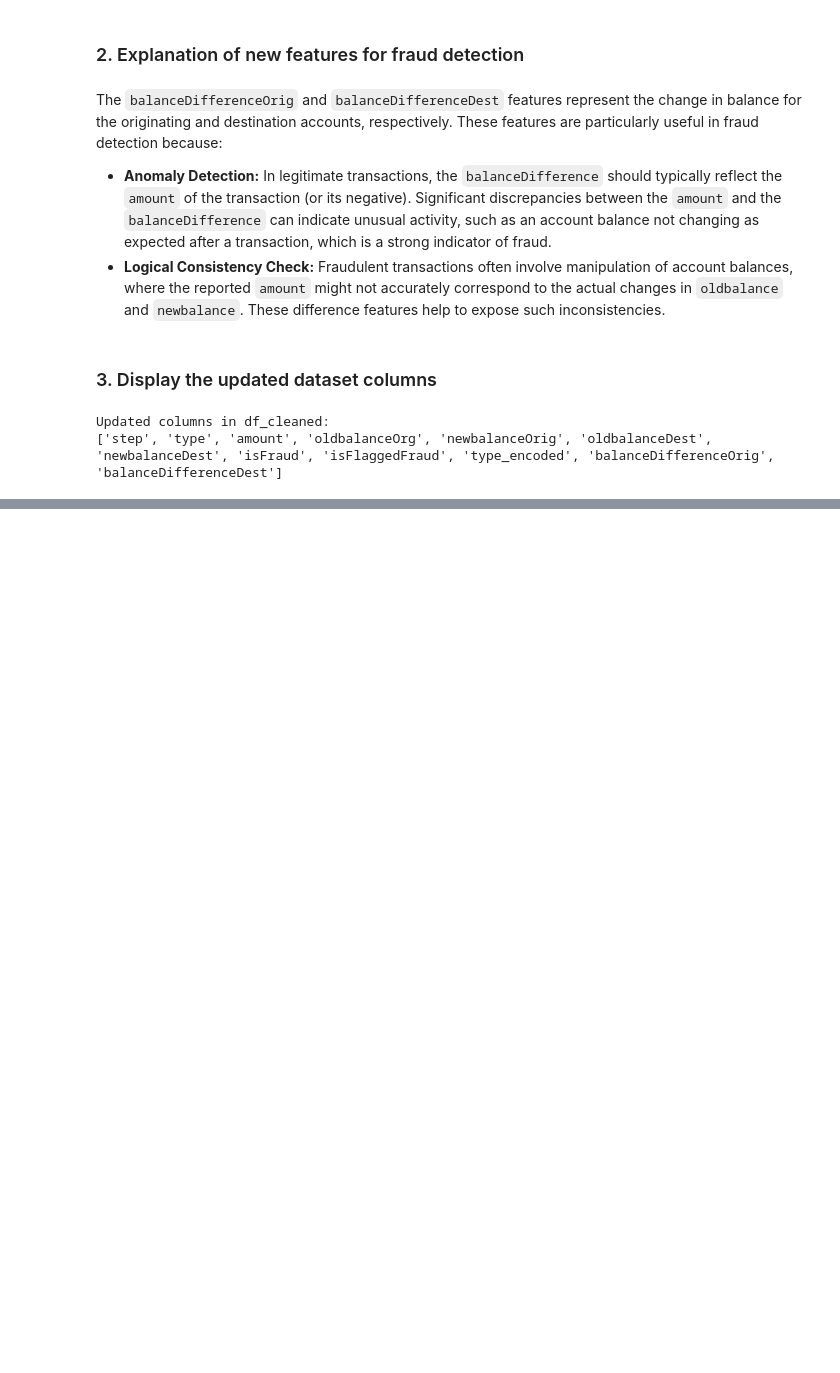
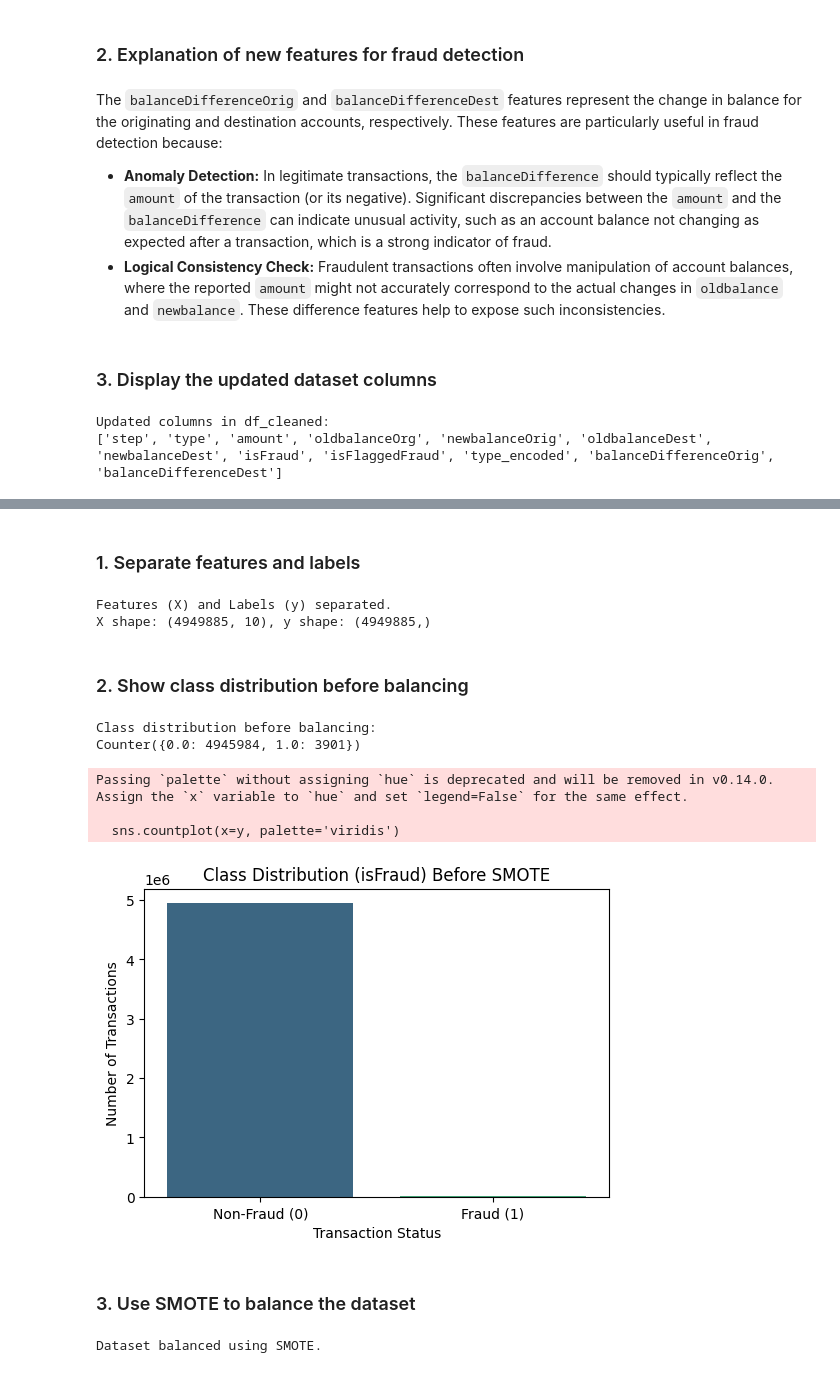
Before and after one commit to balakumaranbala2112/Fraud-Detection-in-Bank-Transactions-Using-Machine-Learning, a Jupyter notebook: chapter_appendix-tools-for-deep-learning/jupyter.ipynb, the cells around one changed output, grey strips where cells are left out. Cells and saved outputs as stored; diff of their text form; code cells hidden in the pictures; blank space fills up the shorter version.

Commit message:
Update 3rd step

```diff
--- a/chapter_appendix-tools-for-deep-learning/jupyter.ipynb
+++ b/chapter_appendix-tools-for-deep-learning/jupyter.ipynb
@@ -360,0 +372,55 @@ Updated columns in df_cleaned:
+# %% [markdown]
+### 1. Separate features and labels
+# %%
+import numpy as np
+from sklearn.preprocessing import LabelEncoder
+
+# Ensure 'type_encoded' is created if not already (re-run previous steps if needed)
+if 'type_encoded' not in df_cleaned.columns:
+    le = LabelEncoder()
+    df_cleaned['type_encoded'] = le.fit_transform(df_cleaned['type'])
+
+# Define features (X) and target (y)
+X = df_cleaned.drop(['isFraud', 'type'], axis=1) # Drop original 'type' and target 'isFraud'
+y = df_cleaned['isFraud']
+
+print("Features (X) and Labels (y) separated.")
+print(f"X shape: {X.shape}, y shape: {y.shape}")
+# %% [output]
+Features (X) and Labels (y) separated.
+X shape: (4949885, 10), y shape: (4949885,)
+# %% [markdown]
+### 2. Show class distribution before balancing
+# %%
+from collections import Counter
+import matplotlib.pyplot as plt
+import seaborn as sns
+
+print("Class distribution before balancing:")
+print(Counter(y))
+
+plt.figure(figsize=(6, 4))
+sns.countplot(x=y, palette='viridis')
+plt.title('Class Distribution (isFraud) Before SMOTE')
+plt.xticks([0, 1], ['Non-Fraud (0)', 'Fraud (1)'])
+plt.xlabel('Transaction Status')
+plt.ylabel('Number of Transactions')
+plt.show()
+# %% [output]
+Class distribution before balancing:
+Counter({0.0: 4945984, 1.0: 3901})
+Passing `palette` without assigning `hue` is deprecated and will be removed in v0.14.0. Assign the `x` variable to `hue` and set `legend=False` for the same effect.
+
+  sns.countplot(x=y, palette='viridis')
+[figure, added]
+# %% [markdown]
+### 3. Use SMOTE to balance the dataset
+# %%
+from imblearn.over_sampling import SMOTE
+
+sm = SMOTE(random_state=42)
+X_res, y_res = sm.fit_resample(X, y)
+
+print("Dataset balanced using SMOTE.")
+# %% [output]
+Dataset balanced using SMOTE.
```
Also changed, not shown: parts of 3 cells of this notebook.
